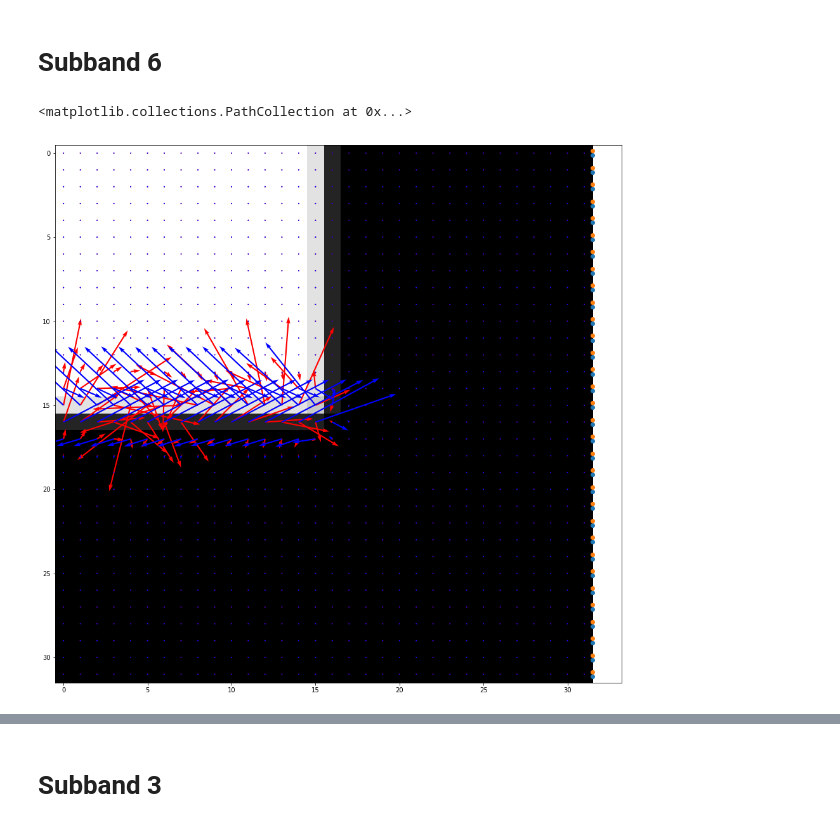
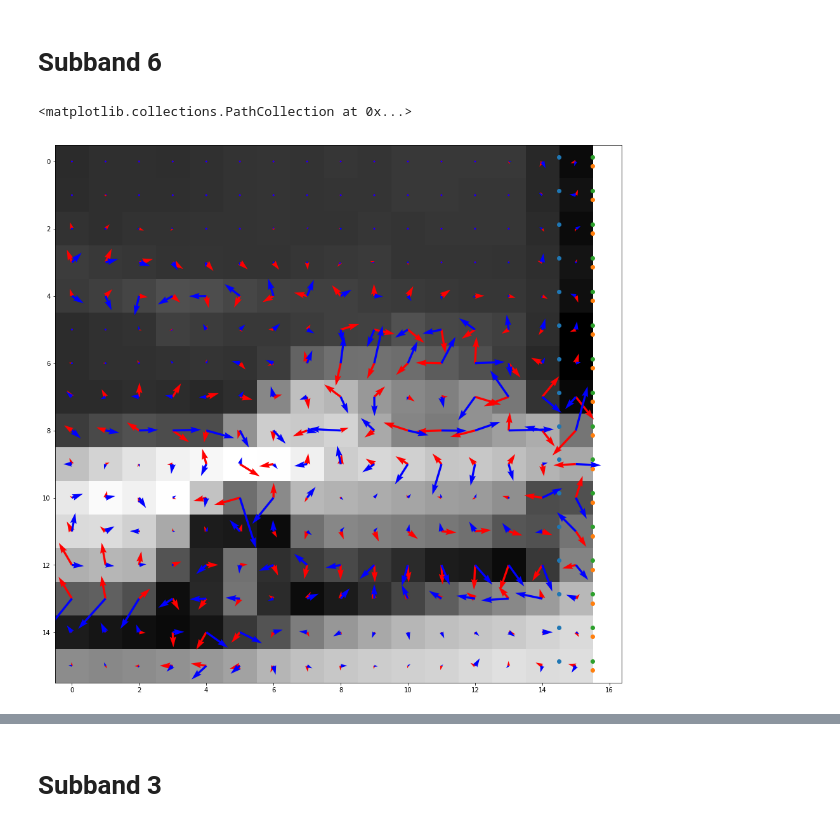
Before and after one commit to scf32/dtcwt, a Jupyter notebook: SLP2 inversion.ipynb, the cells around one changed output, grey strips where cells are left out. Saved outputs shown, nothing was run; the diff lists cells and outputs as text; code cells hidden in the pictures.

```diff
--- a/SLP2 inversion.ipynb
+++ b/SLP2 inversion.ipynb
@@ -6,22 +6,23 @@ from pylab import rcParams
 rcParams['figure.figsize'] = 16, 16
 
 from skimage import io
-from scipy import misc, ndimage
+from scipy import misc, ndimage, stats
 import numpy as np
-import copy
 import dtcwt
 from dtcwt import plotting, Transform2d, sampling, utils
 from dtcwt.features import slp2
 img = io.imread('/media/stewart/LocalData/Downloads/Lenna.png', 'gray')
-img = dtcwt.utils.drawedge(0, [512.5, 512.5], 16, 1024) \
-      * dtcwt.utils.drawedge(90, [512.5, 512.5], 16, 1024) + np.random.rand(1024,1024)*0.05
+img = io.imread('/media/stewart/LocalData/Documents/thesis/Chapter3/Figs/car.png', 'gray')[0:256,100:356]
+#img = dtcwt.utils.drawedge(0, [256.5, 256.5], 3, 512) \
+#      * dtcwt.utils.drawedge(90, [256.5, 256.5], 3, 512) + 0.01 #0.1*np.random.rand(512,512)
 # %% [output]
 Populating the interactive namespace from numpy and matplotlib
 `%matplotlib` prevents importing * from pylab and numpy
   "\n`%matplotlib` prevents importing * from pylab and numpy"
 # %%
 transform = dtcwt.Transform2d(biort='near_sym_b_bp', qshift='qshift_b_bp')
-max_level = 5
+max_level = 4
 dtcwtpyramid = transform.forward(img, nlevels=max_level)
-w = copy.deepcopy(dtcwtpyramid) # This is where we will attempt to inter recovered DTCWT coefficients
+spatialrec = transform.forward(img, nlevels=max_level) # This is where we will attempt to recover DTCWT coefficients
+scalerec = transform.forward(img, nlevels=max_level) # This is where we will attempt to recover DTCWT coefficients
 slp2pyramid = slp2(img, nlevels=max_level, full=True, firstlevel=0, verbose=True)
@@ -31,0 +29,3 @@ SLP2 sampling locations calculated.
+# %%
+sampleLocs = slp2pyramid.init(samplingConfig='extended')
+d = 1/np.cos(15*np.pi/180) # diameter of sampling circle
@@ -113,41 +99,40 @@ print(np.gradient(np.angle(w.highpasses[level][int(imgslp2[level].shape[0]/2),:,
 # %%
 for level in range(0,max_level):
     U, V = np.meshgrid(range(0, imgslp2[level].shape[1]), range(0, imgslp2[level].shape[0]))
     u6 = (np.random.rand(imgslp2[level].shape[0],1)*(np.random.rand(imgslp2[level].shape[0],1)-0.5) + 1j*2*(np.random.rand(imgslp2[level].shape[0],1)-0.5))
-    u6[:] = 1 + 1j
+    u6[:] = 0 + 1j
     #u6 = (dtcwt.sampling.sample_highpass(
-    #            np.tile(dtcwtpyramid.highpasses[level][:,0,0].reshape(dtcwtpyramid.highpasses[level][:,0,0].shape[0], 1, 1), [1,2,6]),
-    #            U[:,[0,0]]+0.5, V[:,[0,0]] + np.sin(15*np.pi/180), method='bilinear', sbs=[0])[:,0,:])
-    # u6 = dtcwtpyramid.highpasses[level][:,0,0]
+    #            np.tile(dtcwtpyramid.highpasses[level][:,:,5].reshape(dtcwtpyramid.highpasses[level][:,:,5].shape[0], dtcwtpyramid.highpasses[level][:,:,5].shape[1], 1), [1,1,6]),
+    #            U[:,0]-0.5*1.035*np.cos(15*np.pi/180), V[:,0]-0.5*1.035*np.sin(15*np.pi/180), method='bilinear', sbs=[5]))[0,:,:].flatten()
     for c in range(0, imgslp2[level].shape[1]):
 
         # Normalise the magnitude of the SLP2 value to stop it running away and becoming huge
-        wdelta = (imgslp2[level][:,c,5]/np.abs(imgslp2[level][:,c,5])
-                  *np.exp(-1j*11*np.pi/12))**(-slp2pyramid.rotratio[level,5]) # This should now contain the phase difference over one full pixel
+        wdelta = (imgslp2[level][:,c,5]/np.abs(imgslp2[level][:,c,5])*np.exp(-1j*11*np.pi/12))**(-slp2pyramid.rotratio[level,5]) # This should now contain the phase difference over one full pixel
         #print(np.angle(diffs[level][0,c,5]**0.5), np.angle(np.conj(wdelta[0])**0.5)) # This shows it does
-        w.highpasses[level][:,c,5] = np.sqrt(np.abs(imgslp2[level][:,c,5]))*np.exp(1j*np.angle(np.multiply(u6.flatten(), wdelta**0.5)))
+        spatialrec.highpasses[level][:,c,5] = np.sqrt(np.abs(imgslp2[level][:,c,5]))*np.exp(1j*np.angle(np.multiply(u6.flatten(), wdelta**0.5)))
         l6 = np.multiply(u6.flatten(), wdelta).T
         if np.any(np.isnan(l6.flatten())):
             print(c)
             raise ValueError('Nans detected')
-        omega_x = -1*np.pi/2.15 * (U[:,c]+0.5*1.035*np.cos(15*np.pi/180))
-        omega_y =  3*np.pi/2.15 * (V[:,c]+0.5*1.035*np.sin(15*np.pi/180))
+        omega_x = -1*np.pi/2.15 * (U[:,c]+0.5*d*np.cos(15*np.pi/180))
+        omega_y =  3*np.pi/2.15 * (V[:,c]+0.5*d*np.sin(15*np.pi/180))
         l6lowpass = l6.flatten() * np.exp(-1j*(omega_x + omega_y))
-        omega_x = -1*np.pi/2.15 * (U[:,c]+0.5*1.035*np.cos(15*np.pi/180))
-        omega_y =  3*np.pi/2.15 * (V[:,c]-0.5*1.035*np.sin(15*np.pi/180))
-        u6 = np.interp(V[:,c] - 0.5*1.035*np.sin(15*np.pi/180), \
-                       V[:,c] + 0.5*1.035*np.sin(15*np.pi/180), \
+        omega_x = -1*np.pi/2.15 * (U[:,c]+0.5*d*np.cos(15*np.pi/180))
+        omega_y =  3*np.pi/2.15 * (V[:,c]-0.5*d*np.sin(15*np.pi/180))
+        u6 = np.interp(V[:,c] - 0.5*d*np.sin(15*np.pi/180), \
+                       V[:,c] + 0.5*d*np.sin(15*np.pi/180), \
                        l6lowpass) * np.exp(1j*(omega_x + omega_y))
 
 
 imshow(misc.imresize(img, 2**-(level+1)), cmap='gray')
 #xlim([-1,10])
 #ylim([10,-1])
-quiver(U, V, np.real(w.highpasses[level][:,:,5]), np.imag(w.highpasses[level][:,:,5]), color='r', scale=20)
+quiver(U, V, np.real(spatialrec.highpasses[level][:,:,5]), np.imag(spatialrec.highpasses[level][:,:,5]), color='r', scale=20)
 quiver(U, V, np.real(dtcwtpyramid.highpasses[level][:,:,5]), np.imag(dtcwtpyramid.highpasses[level][:,:,5]), color='b', scale=20)
-scatter(U[:,c]+0.5*1.035*np.cos(15*np.pi/180), V[:,c] + 0.5*1.035*np.sin(15*np.pi/180))
-scatter(U[:,c]+0.5*1.035*np.cos(15*np.pi/180), V[:,c] - 0.5*1.035*np.sin(15*np.pi/180))
+scatter(U[:,c]-0.5*d*np.cos(15*np.pi/180), V[:,c] - 0.5*d*np.sin(15*np.pi/180))
+scatter(U[:,c]+0.5*d*np.cos(15*np.pi/180), V[:,c] + 0.5*d*np.sin(15*np.pi/180))
+scatter(U[:,c]+0.5*d*np.cos(15*np.pi/180), V[:,c] - 0.5*d*np.sin(15*np.pi/180))
 # %% [output]
 <matplotlib.collections.PathCollection at 0x...>
-[figure, old version]
+[figure, new version]
 # %%
```
Also changed, not shown: parts of 24 cells of this notebook, 1 other file.
